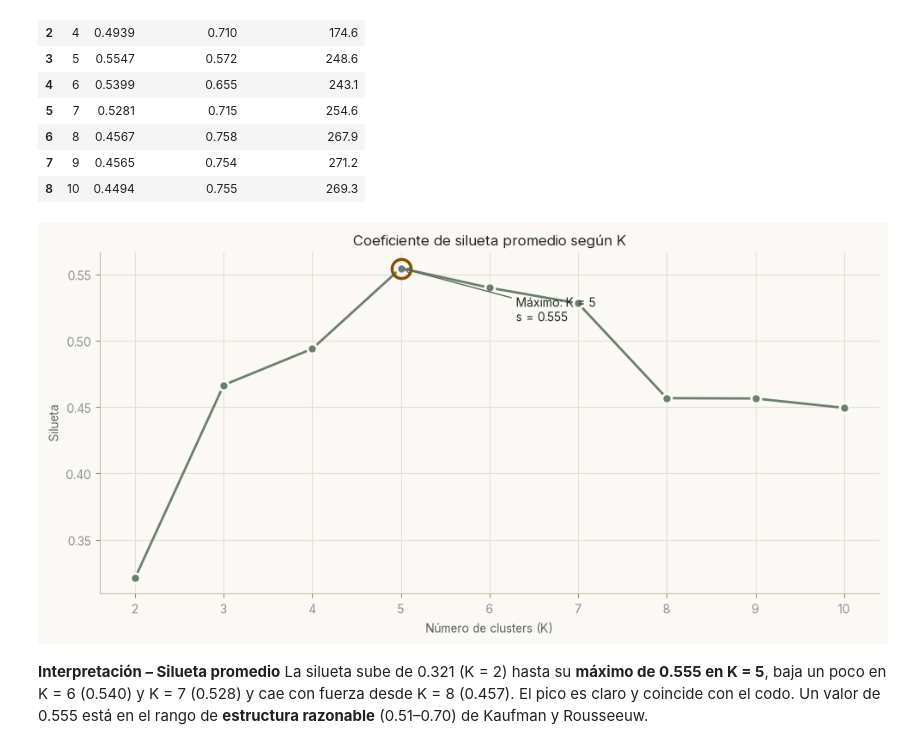
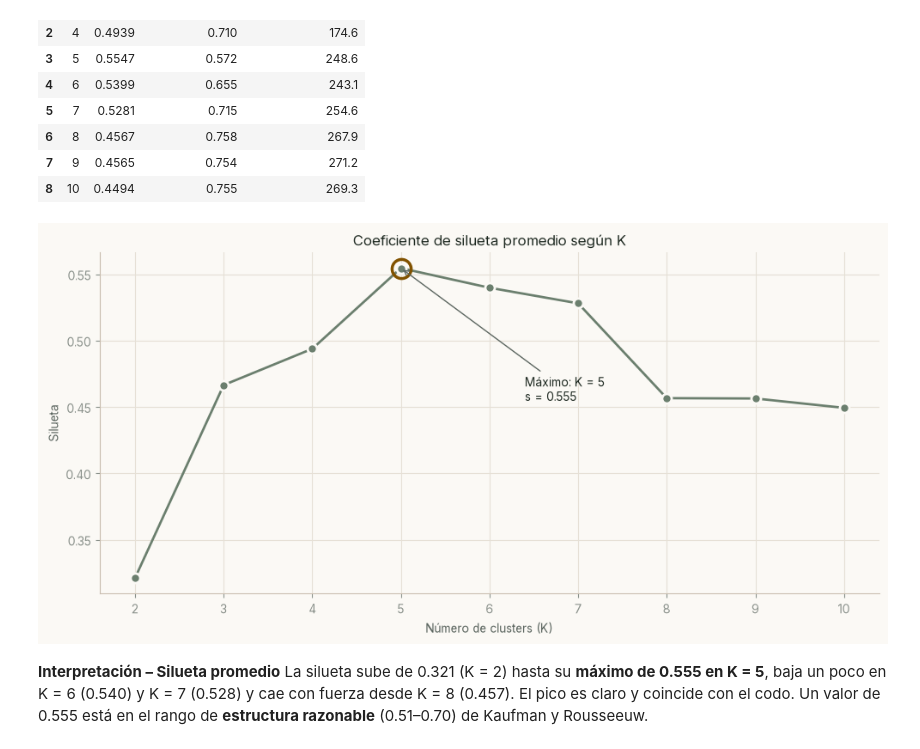
Before and after one commit to Valery-Rosero/App-Mall-Customer-Data, a Jupyter notebook: Taller_KMeans_Segmentacion.ipynb, the cells around one changed output. Drawn from its saved outputs; the diff is of its cells as text; code cells hidden in the pictures.

```diff
--- a/Taller_KMeans_Segmentacion.ipynb
+++ b/Taller_KMeans_Segmentacion.ipynb
@@ -447,16 +447,16 @@ Mejor K según silueta: 5  (s = 0.5547)
 # %%
 fig, ax = plt.subplots(figsize=(10, 5))
 ax.plot(metricas["K"], metricas["Silueta"], color=PRINCIPAL, lw=2, marker="o", ms=8, mec=SUPERFICIE, mew=2)
 s_max = metricas["Silueta"].max()
 ax.plot(K_SILUETA, s_max, marker="o", ms=16, mfc="none", mec=ACENTO, mew=2.5)
 ax.annotate(f"Máximo: K = {K_SILUETA}\ns = {s_max:.3f}", xy=(K_SILUETA, s_max),
-            xytext=(K_SILUETA + 1.3, s_max - 0.04), color=TINTA,
+            xytext=(K_SILUETA + 1.4, s_max - 0.1), color=TINTA,
             arrowprops={"arrowstyle": "->", "color": TINTA_2})
 ax.set_xticks(metricas["K"])
 ax.set_title("Coeficiente de silueta promedio según K"); ax.set_xlabel("Número de clusters (K)"); ax.set_ylabel("Silueta")
 mostrar("07_silueta")
 # %% [output]
-[figure, old version]
+[figure, new version]
 # %% [markdown]
 **Interpretación – Silueta promedio**
 La silueta sube de 0.321 (K = 2) hasta su **máximo de 0.555 en K = 5**, baja un poco en K = 6 (0.540) y K = 7 (0.528)
```
Also changed, not shown: 10 other files.
